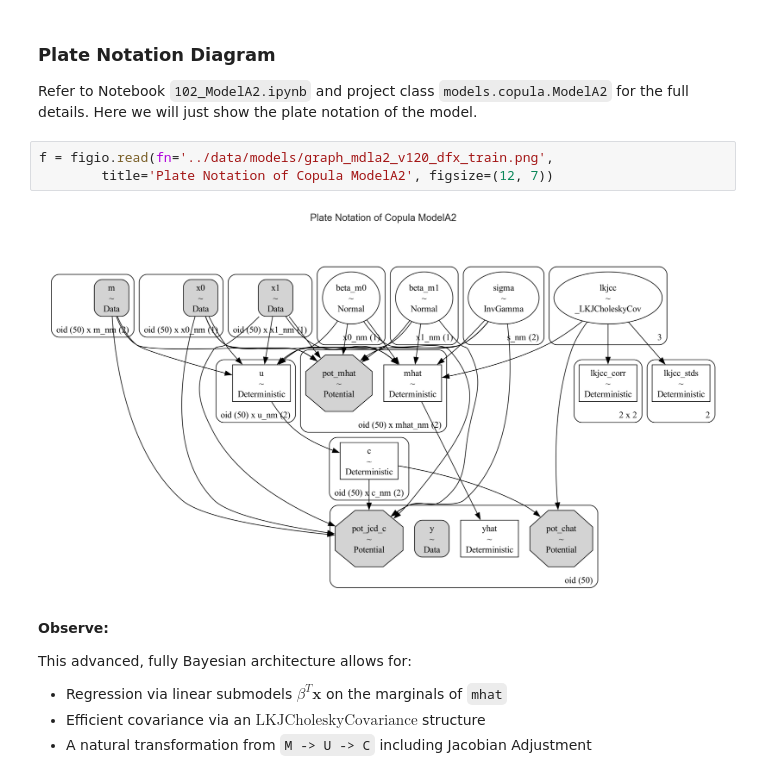
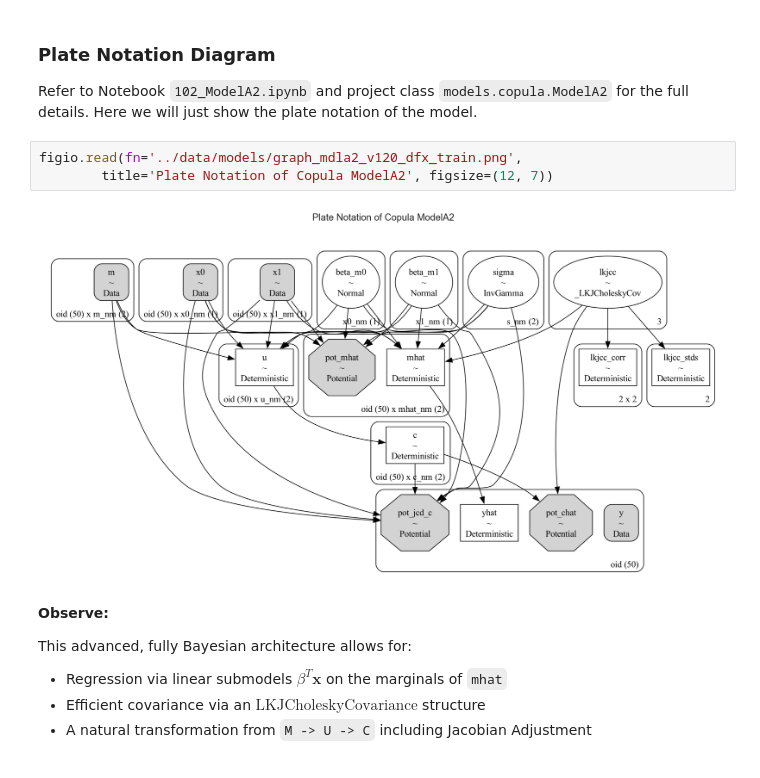
Before and after one commit to oreum-industries/oreum_copula, a Jupyter notebook: notebooks/000_Intro.ipynb, the cells around one changed output. Drawn from its saved outputs; the diff is of its cells as text.

```diff
--- a/notebooks/000_Intro.ipynb
+++ b/notebooks/000_Intro.ipynb
@@ -514,10 +514,10 @@ $$(C_{0}, C_{1}) = \Phi^{-1}_{\mathfrak{C}}(U_{0}, U_{1})$$
 Refer to Notebook `102_ModelA2.ipynb` and project class `models.copula.ModelA2` for the full details. Here we will just
 show the plate notation of the model.
 # %%
-f = figio.read(fn='../data/models/graph_mdla2_v120_dfx_train.png',
+figio.read(fn='../data/models/graph_mdla2_v120_dfx_train.png',
         title='Plate Notation of Copula ModelA2', figsize=(12, 7))
 # %% [output]
-[figure, old version]
+[figure, new version]
 # %% [markdown]
 **Observe:**
 
```
Also changed, not shown: parts of 8 cells of this notebook, 11 other files.
